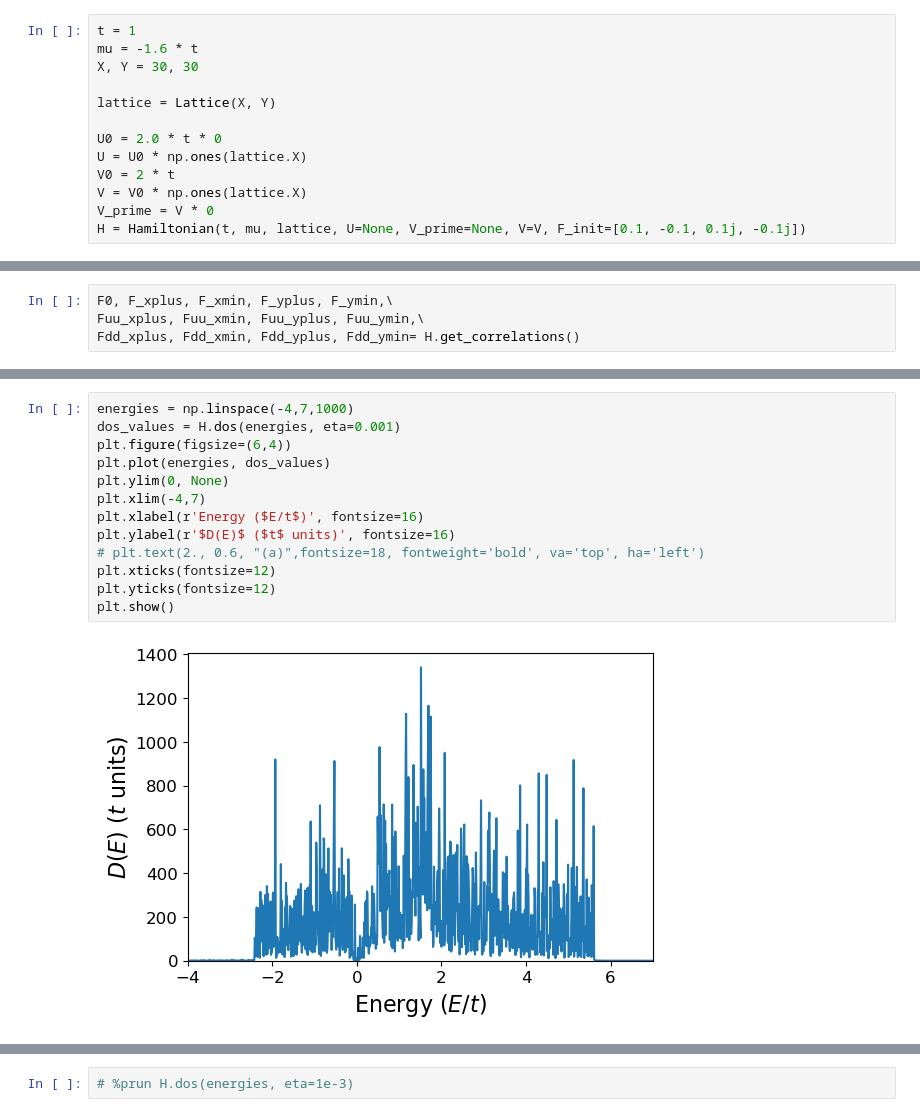
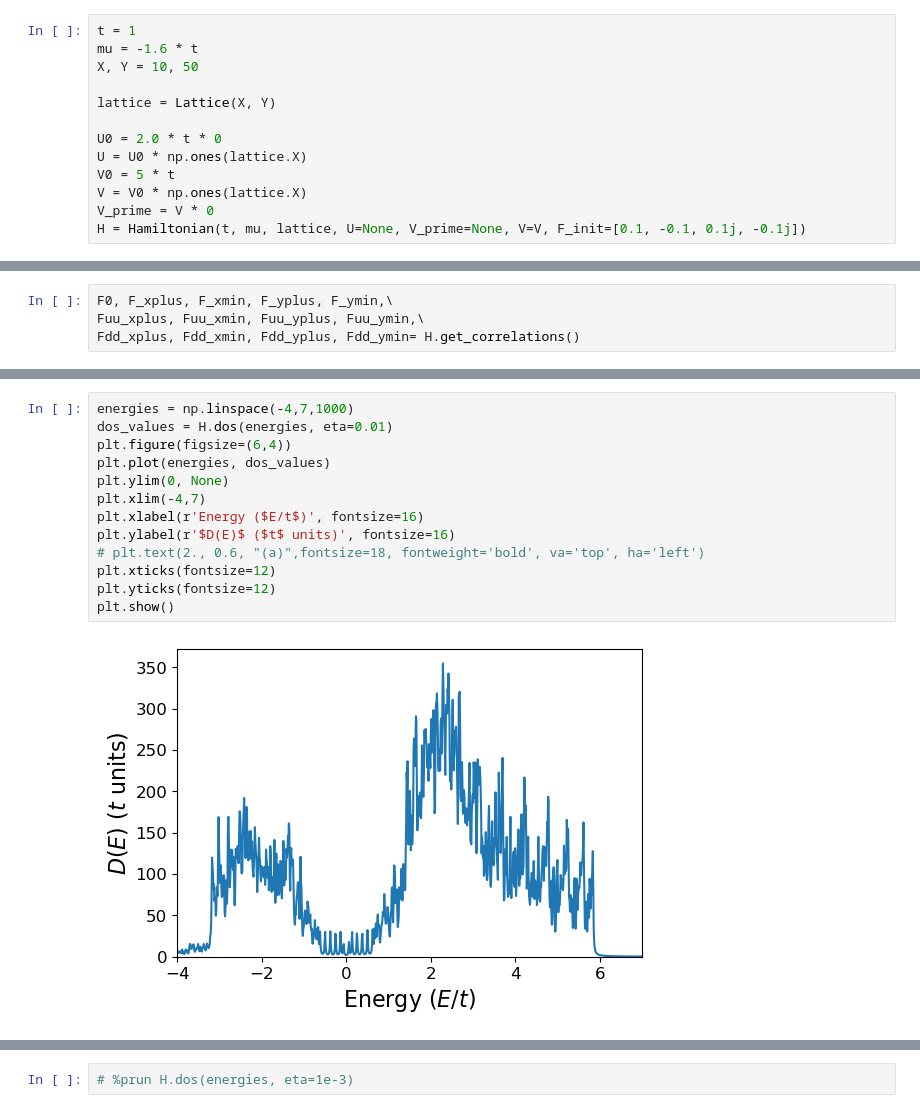
Before and after one commit to emilssp/master-thesis-codebase, a Jupyter notebook: notebooks/v2.1.ipynb, the cells around one changed output, grey strips where cells are left out. Cells and saved outputs as stored; diff of their text form.

```diff
--- a/notebooks/v2.1.ipynb
+++ b/notebooks/v2.1.ipynb
@@ -541,13 +14,13 @@ def bdg_self_consistency(H:Hamiltonian, temperature=0,  # Hamiltonian
 # %%
 t = 1
 mu = -1.6 * t
-X, Y = 30, 30
+X, Y = 10, 50
 
 lattice = Lattice(X, Y)
 
 U0 = 2.0 * t * 0
 U = U0 * np.ones(lattice.X)
-V0 = 2 * t
+V0 = 5 * t
 V = V0 * np.ones(lattice.X)
 V_prime = V * 0
 H = Hamiltonian(t, mu, lattice, U=None, V_prime=None, V=V, F_init=[0.1, -0.1, 0.1j, -0.1j])
@@ -644,18 +110,18 @@ plt.plot(np.imag(F_yplus - F_ymin)/2)
 # %%
 energies = np.linspace(-4,7,1000)
-dos_values = H.dos(energies, eta=0.001)
+dos_values = H.dos(energies, eta=0.01)
 plt.figure(figsize=(6,4))
 plt.plot(energies, dos_values)
 plt.ylim(0, None)
 plt.xlim(-4,7)
 plt.xlabel(r'Energy ($E/t$)', fontsize=16)
 plt.ylabel(r'$D(E)$ ($t$ units)', fontsize=16)
 # plt.text(2., 0.6, "(a)",fontsize=18, fontweight='bold', va='top', ha='left')
 plt.xticks(fontsize=12)
 plt.yticks(fontsize=12)
 plt.show()
 # %% [output]
-[figure, old version]
+[figure, new version]
 # %%
 print(H.free_energy(0))
 # %% [output]
```
Also changed, not shown: parts of 12 cells of this notebook, 2 other files.
